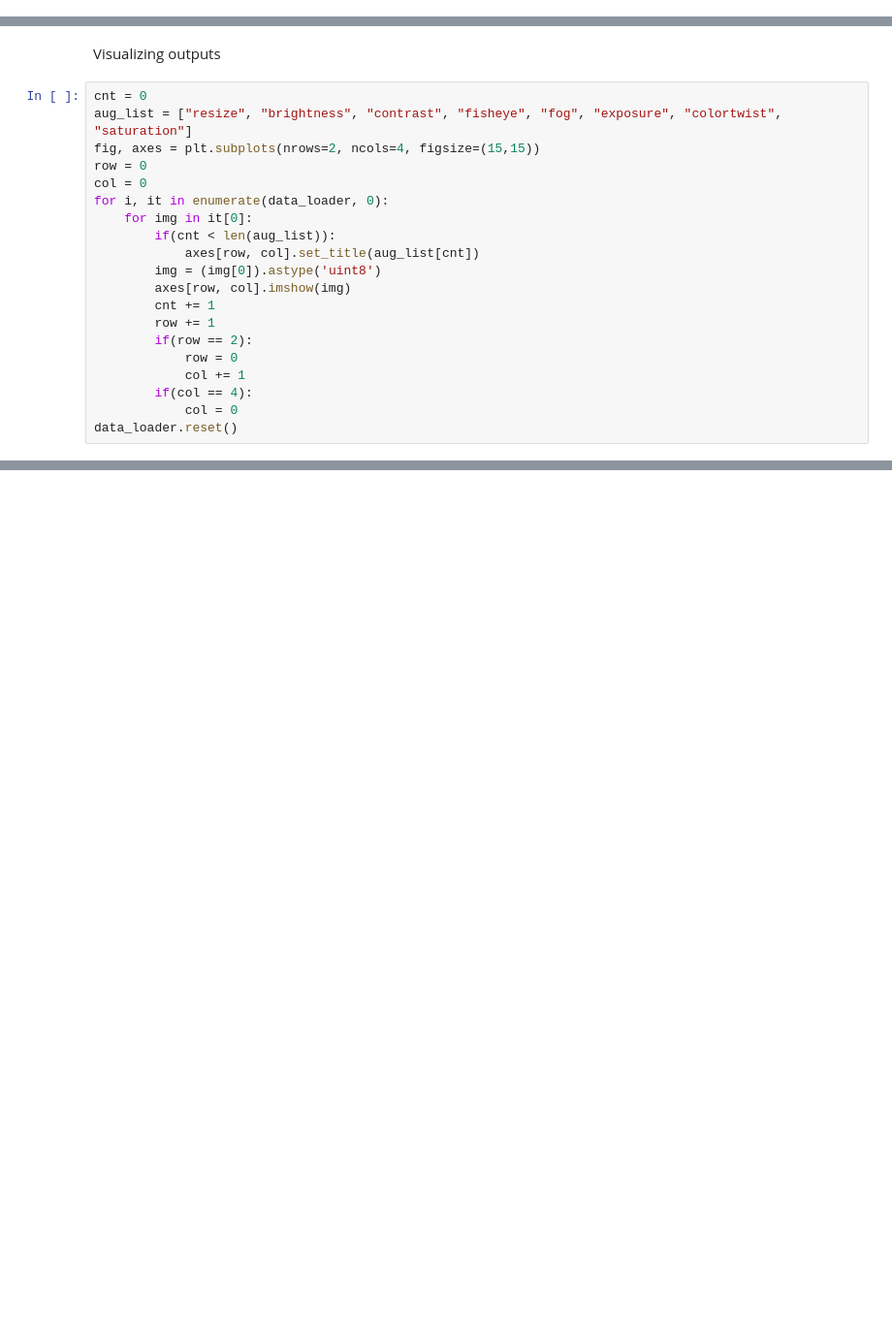
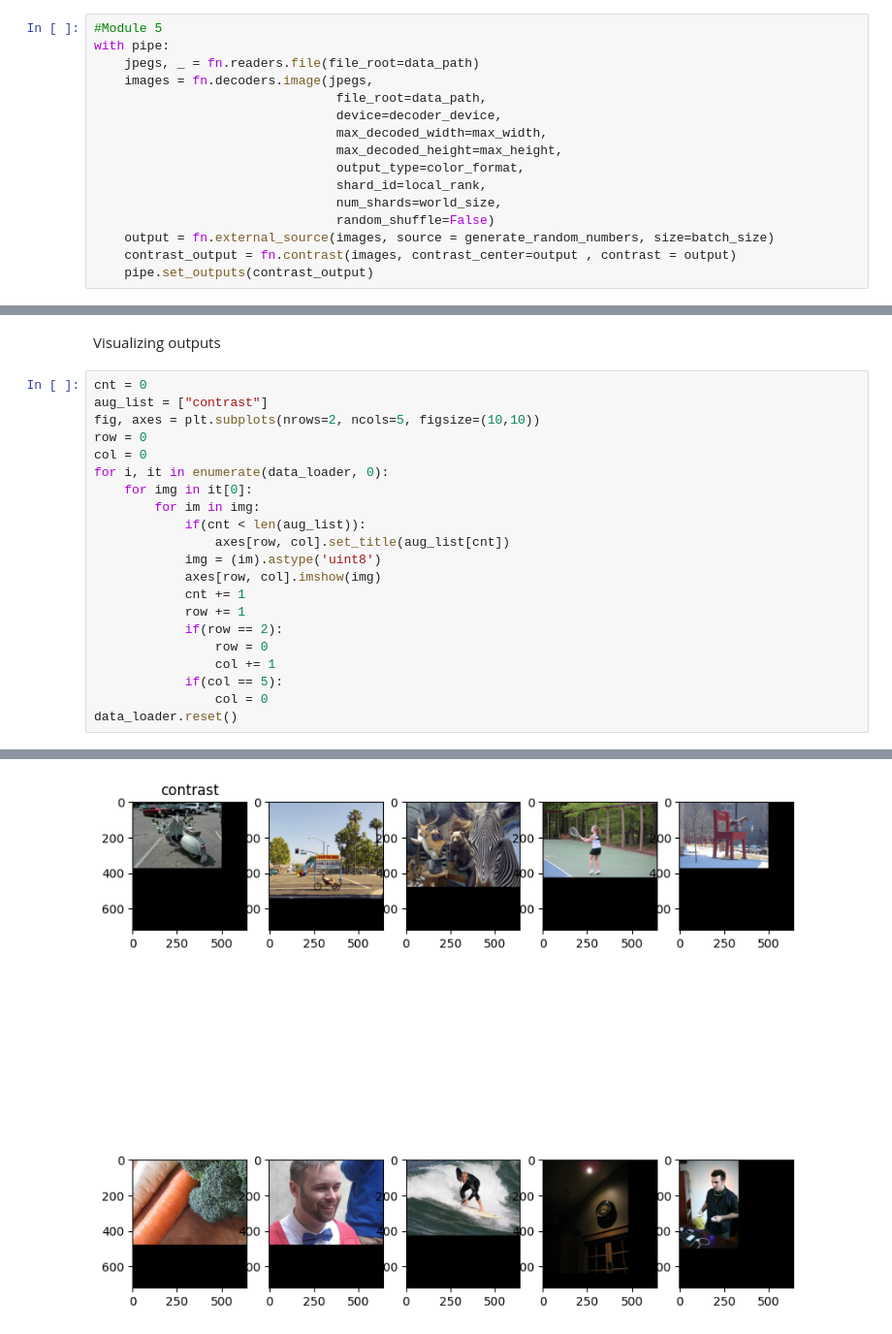
Before and after one commit to swetha097/rocAL-old, a Jupyter notebook: rocAL_pybind/examples/rocAL_example_doc/External_source_operator_example.ipynb, the cells around one changed output, grey strips where cells are left out. Shown at 97% size. Saved outputs shown, nothing was run; the diff lists cells and outputs as text; blank space fills up the shorter version.

```diff
--- a/rocAL_pybind/examples/rocAL_example_doc/External_source_operator_example.ipynb
+++ b/rocAL_pybind/examples/rocAL_example_doc/External_source_operator_example.ipynb
@@ -31,0 +44,16 @@ def generate_random_numbers1(count):
+# %%
+#Module 5
+with pipe:
+    jpegs, _ = fn.readers.file(file_root=data_path)
+    images = fn.decoders.image(jpegs,
+                                file_root=data_path,
+                                device=decoder_device,
+                                max_decoded_width=max_width,
+                                max_decoded_height=max_height,
+                                output_type=color_format,
+                                shard_id=local_rank,
+                                num_shards=world_size,
+                                random_shuffle=False)
+    output = fn.external_source(images, source = generate_random_numbers, size=batch_size)
+    contrast_output = fn.contrast(images, contrast_center=output , contrast = output)
+    pipe.set_outputs(contrast_output)
@@ -74,22 +70,23 @@ data_loader = ROCALClassificationIterator(
 <font size ="12">Visualizing  outputs</font>
 # %%
 cnt = 0
-aug_list = ["resize", "brightness", "contrast", "fisheye", "fog", "exposure", "colortwist", "saturation"]
-fig, axes = plt.subplots(nrows=2, ncols=4, figsize=(15,15))
+aug_list = ["contrast"]
+fig, axes = plt.subplots(nrows=2, ncols=5, figsize=(10,10))
 row = 0
 col = 0
 for i, it in enumerate(data_loader, 0):
     for img in it[0]:
-        if(cnt < len(aug_list)):
-            axes[row, col].set_title(aug_list[cnt])
-        img = (img[0]).astype('uint8')
-        axes[row, col].imshow(img)
-        cnt += 1
-        row += 1
-        if(row == 2):
-            row = 0
-            col += 1
-        if(col == 4):
-            col = 0
+        for im in img:
+            if(cnt < len(aug_list)):
+                axes[row, col].set_title(aug_list[cnt])
+            img = (im).astype('uint8')
+            axes[row, col].imshow(img)
+            cnt += 1
+            row += 1
+            if(row == 2):
+                row = 0
+                col += 1
+            if(col == 5):
+                col = 0
 data_loader.reset()
 # %% [output]
@@ -118,0 +93 @@ LABELS:
+[figure, added]
```
Also changed, not shown: parts of 12 cells of this notebook, 4 other files.
